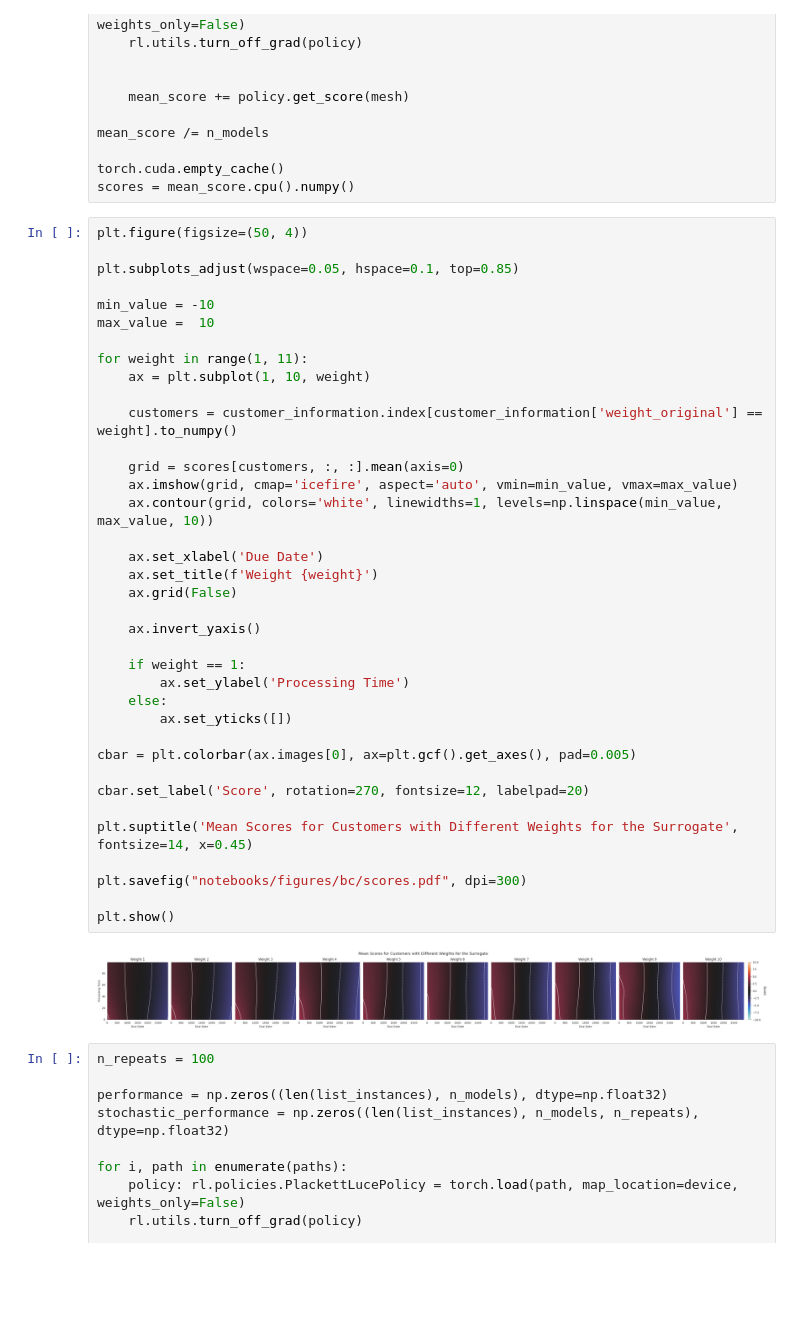
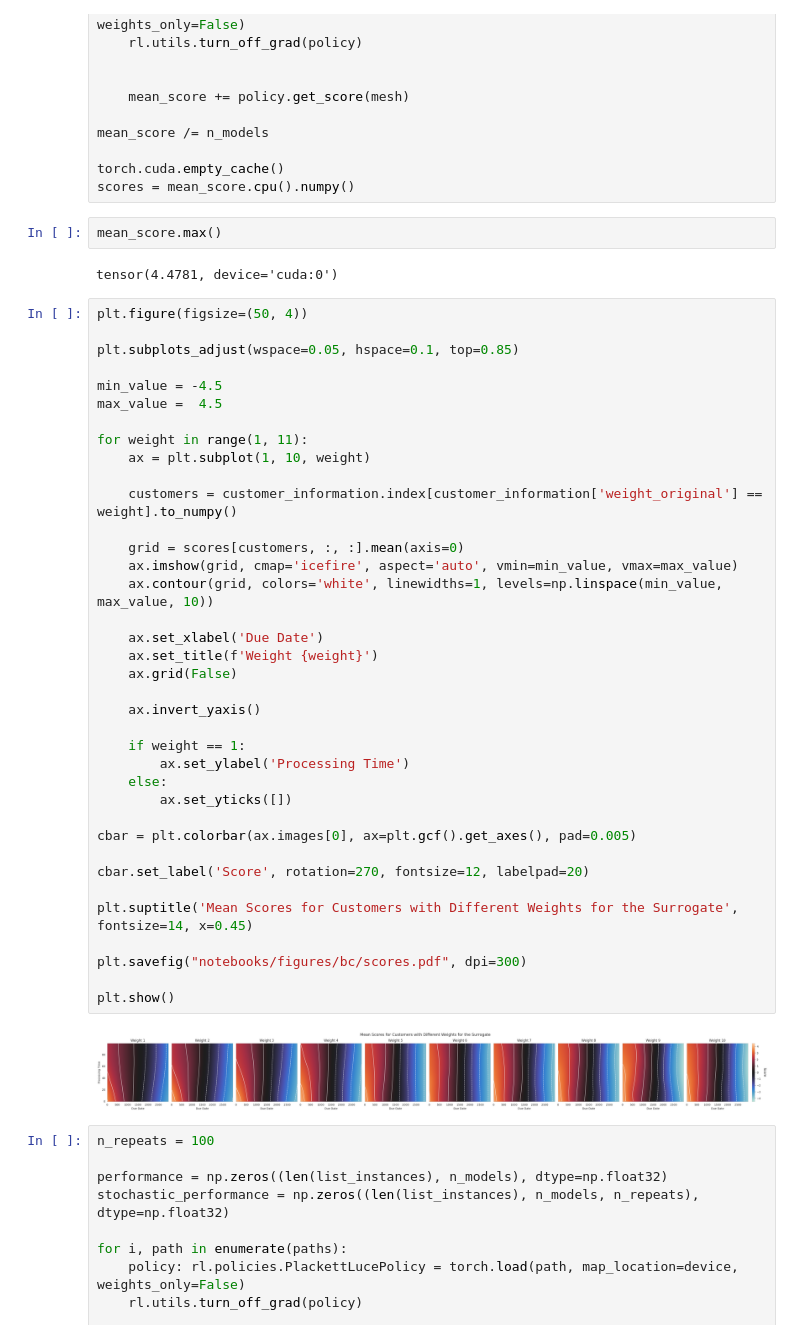
Before and after one commit to DanielGardin/cp-scheduling, a Jupyter notebook: notebooks/04 - Learning from Data.ipynb, the cells around one changed output. Cells and saved outputs as stored; diff of their text form; blank space fills up the shorter version.

```diff
--- a/notebooks/04 - Learning from Data.ipynb
+++ b/notebooks/04 - Learning from Data.ipynb
@@ -312,45 +312,49 @@ mean_score /= n_models
 
 torch.cuda.empty_cache()
 scores = mean_score.cpu().numpy()
+# %%
+mean_score.max()
+# %% [output]
+tensor(4.4781, device='cuda:0')
 # %%
 plt.figure(figsize=(50, 4))
 
 plt.subplots_adjust(wspace=0.05, hspace=0.1, top=0.85)
 
-min_value = -10
-max_value =  10
+min_value = -4.5
+max_value =  4.5
 
 for weight in range(1, 11):
     ax = plt.subplot(1, 10, weight)
 
     customers = customer_information.index[customer_information['weight_original'] == weight].to_numpy()
 
     grid = scores[customers, :, :].mean(axis=0)
     ax.imshow(grid, cmap='icefire', aspect='auto', vmin=min_value, vmax=max_value)
     ax.contour(grid, colors='white', linewidths=1, levels=np.linspace(min_value, max_value, 10))
 
     ax.set_xlabel('Due Date')
     ax.set_title(f'Weight {weight}')
     ax.grid(False)
 
     ax.invert_yaxis()
 
     if weight == 1:
         ax.set_ylabel('Processing Time')
     else:
         ax.set_yticks([])
 
 cbar = plt.colorbar(ax.images[0], ax=plt.gcf().get_axes(), pad=0.005)
 
 cbar.set_label('Score', rotation=270, fontsize=12, labelpad=20)
 
 plt.suptitle('Mean Scores for Customers with Different Weights for the Surrogate', fontsize=14, x=0.45)
 
 plt.savefig("notebooks/figures/bc/scores.pdf", dpi=300)
 
 plt.show()
 # %% [output]
-[figure, old version]
+[figure, new version]
 # %%
 n_repeats = 100
 
```
Also changed, not shown: parts of 1 cell of this notebook, 11 other files.
